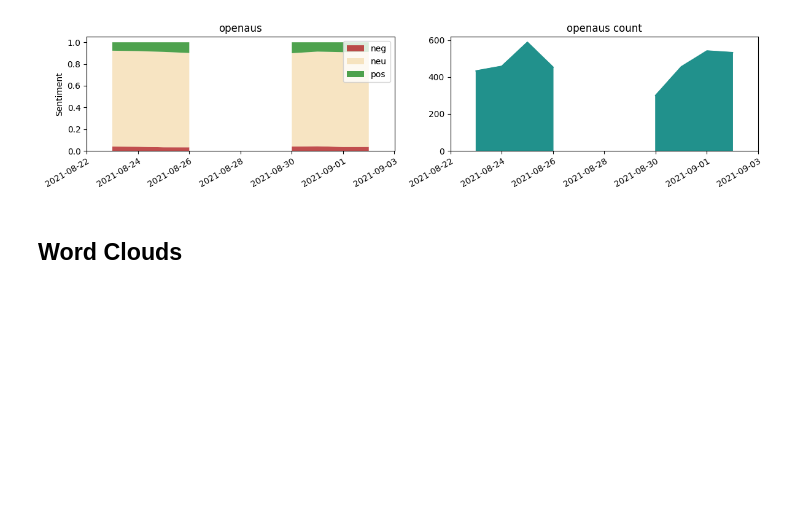
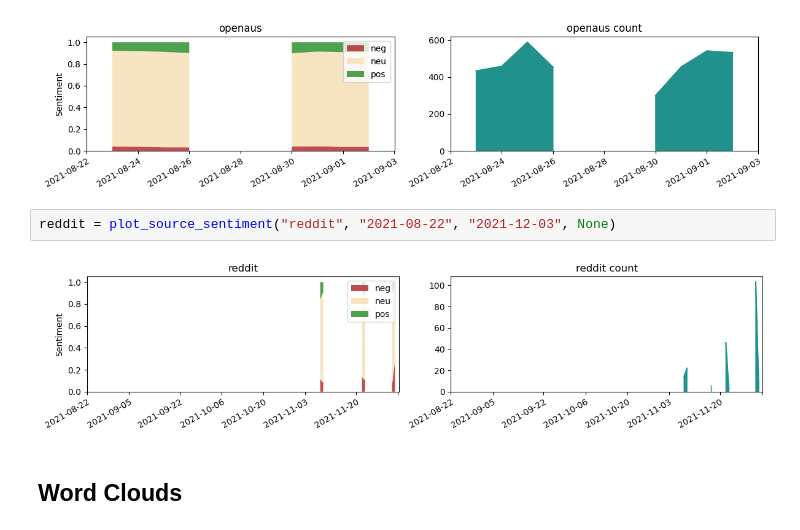
Before and after one commit to I-ueRya-n/CLOUD-NATIVE-REAL-TIME-BIG-DATA-PIPELINE-ANALYTICS, a Jupyter notebook: examples/sample.ipynb, the cells around one changed output. Cells and saved outputs as stored; diff of their text form; blank space fills up the shorter version.

Commit message:
added duplicate checking for reddit es adding. and also added the ui sentiment function for reddit. it is...... not great.........

```diff
--- a/examples/sample.ipynb
+++ b/examples/sample.ipynb
@@ -74,6 +74,10 @@ bluesky = plot_source_sentiment("bluesky", "2025-05-04", "2025-05-16")
 openaus = plot_source_sentiment("openaus", "2021-08-22", "2021-09-03", None)
 # %% [output]
 [figure]
+# %%
+reddit = plot_source_sentiment("reddit", "2021-08-22", "2021-12-03", None)
+# %% [output]
+[figure, added]
 # %% [markdown]
 ## Word Clouds
 # %%
```
Also changed, not shown: parts of 1 cell of this notebook, 4 other files.
